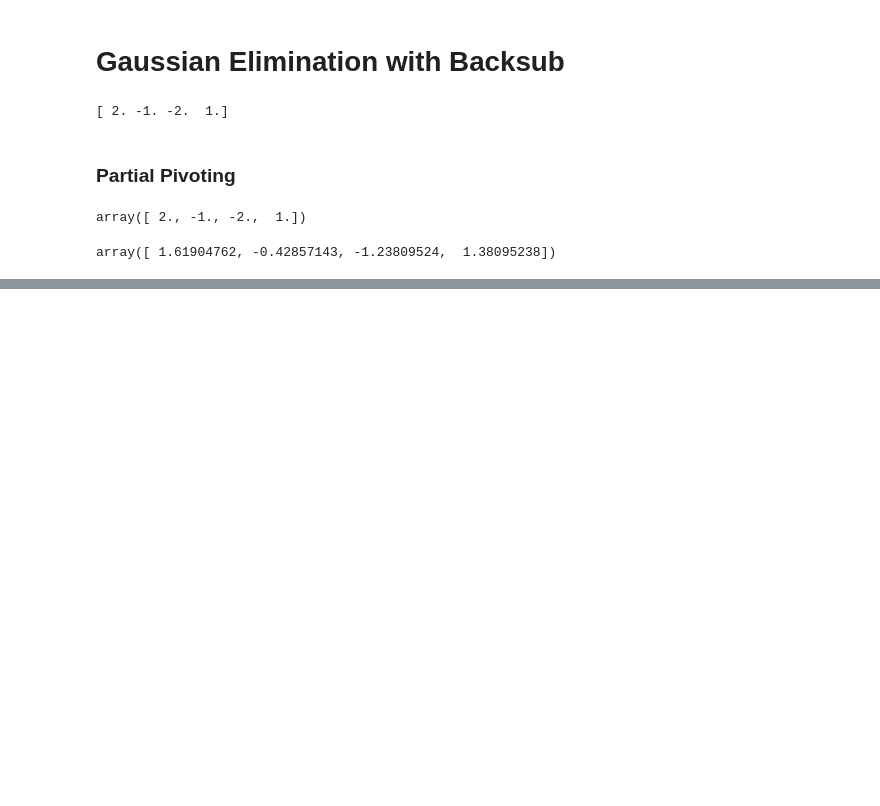
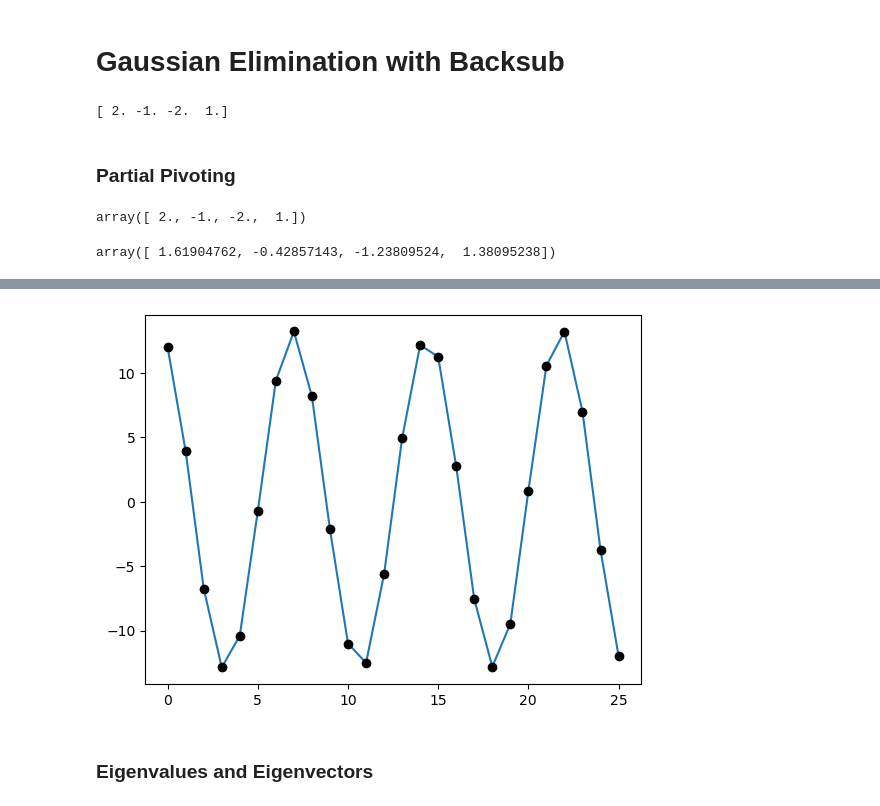
Before and after one commit to jamesobaldwin/CUNY_coursework, a Jupyter notebook: CM/code/CM_practice_code.ipynb, the cells around one changed output, grey strips where cells are left out. Drawn from its saved outputs; the diff is of its cells as text; code cells hidden in the pictures; blank space fills up the shorter version.

```diff
--- a/CM/code/CM_practice_code.ipynb
+++ b/CM/code/CM_practice_code.ipynb
@@ -235,0 +311,16 @@ array([ 1.61904762, -0.42857143, -1.23809524,  1.38095238])
+# %%
+A1 = np.zeros([3,N])
+A1[0,:] = -k
+A1[1,:] = alpha
+A1[2,:] = -k
+A1[1,0] = alpha - k
+A1[1,N-1] = alpha - k
+
+x1 = solve_banded((1,1),A1,v)
+plt.plot(x1)
+plt.plot(x1, 'ko')
+plt.show()
+# %% [output]
+[figure, added]
+# %% [markdown]
+### Eigenvalues and Eigenvectors
```
Also changed, not shown: parts of 5 cells of this notebook.
